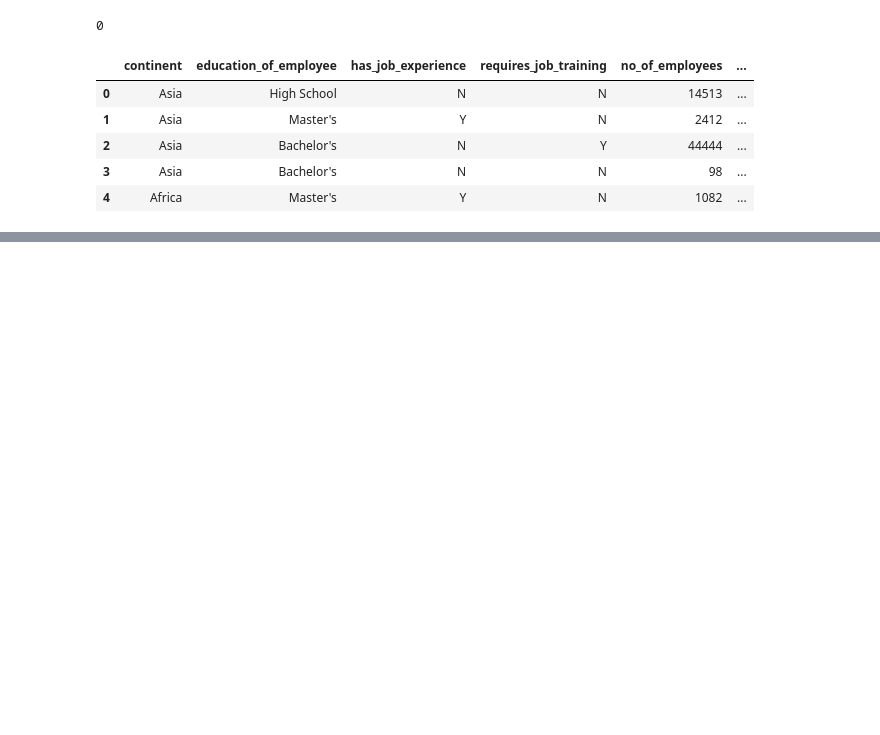
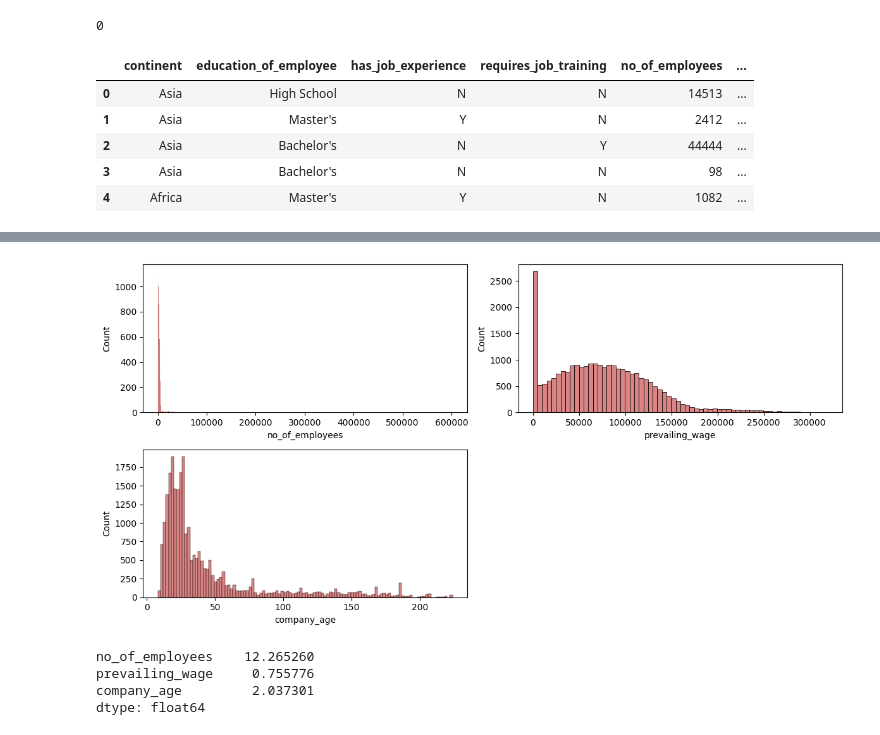
Before and after one commit to ushel/us-visa-approval-system, a Jupyter notebook: notebook/Feature_Engineering_and_Model_Training.ipynb, the cells around one changed output, grey strips where cells are left out. Saved outputs shown, nothing was run; the diff lists cells and outputs as text; code cells hidden in the pictures; blank space fills up the shorter version.

Commit message:
model training completed and result obtained

```diff
--- a/notebook/Feature_Engineering_and_Model_Training.ipynb
+++ b/notebook/Feature_Engineering_and_Model_Training.ipynb
@@ -51,7 +51,8 @@ df.head()
 # %%
 #Importing data class from datetime module
 
-from datetime import
-class MODEL_NAMEDetailView(DetailView):
-    model = MODEL_NAME
-    template_name = "TEMPLATE_NAME"
+from datetime import date
+
+#creating the date object of today's date
+todays_date = date.today()
+current_year = todays_date.year
@@ -57,0 +63,2 @@ class MODEL_NAMEDetailView(DetailView):
+# %%
+df['company_age']= current_year-df['yr_of_estab']
@@ -57,0 +74,2 @@ class MODEL_NAMEDetailView(DetailView):
+# %%
+df.drop('yr_of_estab',inplace=True,axis=1)
@@ -57,0 +112,4 @@ class MODEL_NAMEDetailView(DetailView):
+# %%
+# Train test split
+x = df.drop('case_status',axis=1)
+y = df['case_status']
@@ -57,0 +147,10 @@ class MODEL_NAMEDetailView(DetailView):
+# %%
+# Check distribution of data
+plt.figure(figsize=(12,6))
+for i, col in enumerate(['no_of_employees','prevailing_wage','company_age']):
+    plt.subplot(2,2,i+1)
+    sns.histplot(x=x[col],color = 'indianred')
+    plt.xlabel(col)
+    plt.tight_layout()
+# %% [output]
+[figure, added]
@@ -57,0 +169,8 @@ class MODEL_NAMEDetailView(DetailView):
+# %%
+# Check Skewness
+x[continous_features].skew(axis=0,skipna=True)
+# %% [output]
+no_of_employees    12.265260
+prevailing_wage     0.755776
+company_age         2.037301
+dtype: float64
```
Also changed, not shown: parts of 37 cells of this notebook, 4 other files.
